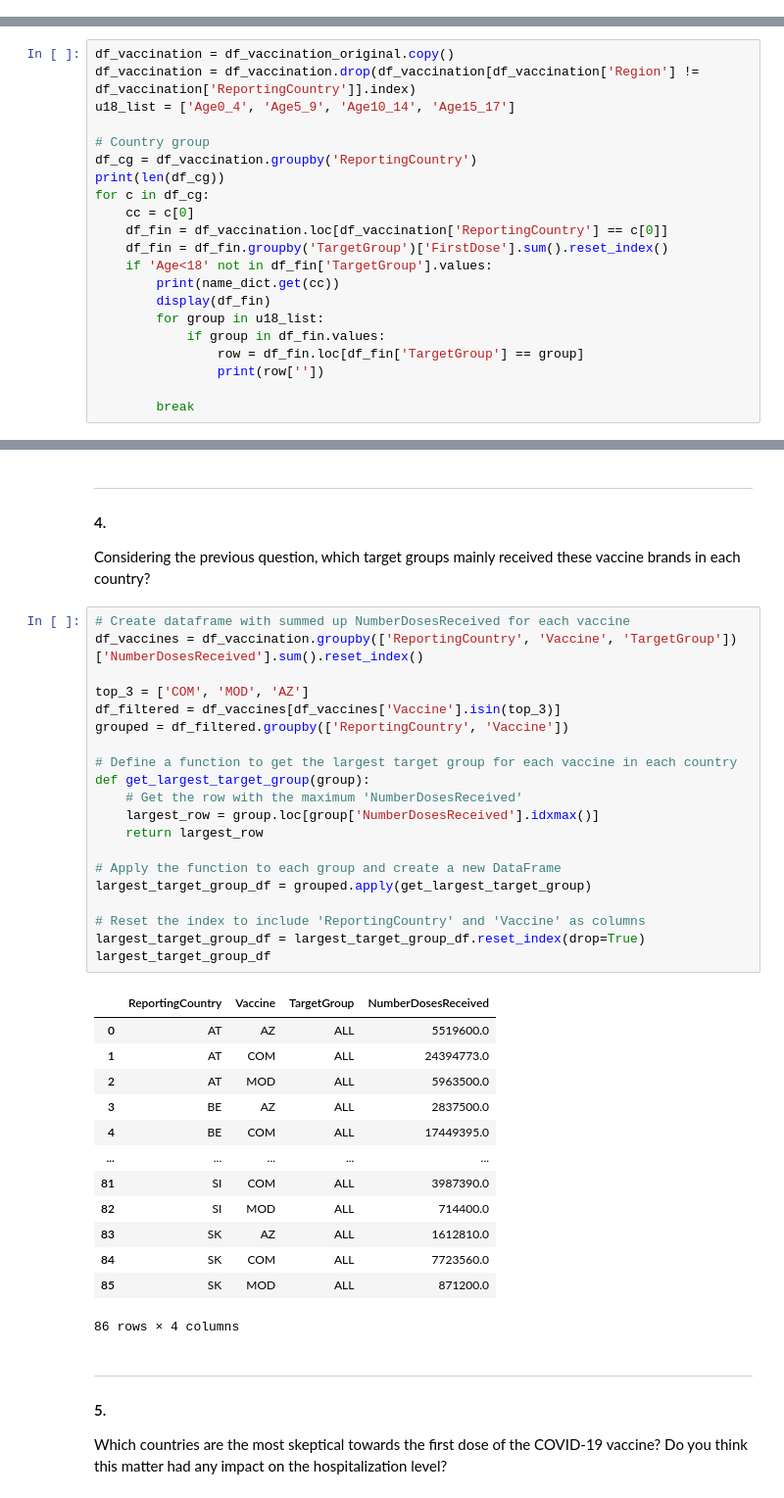
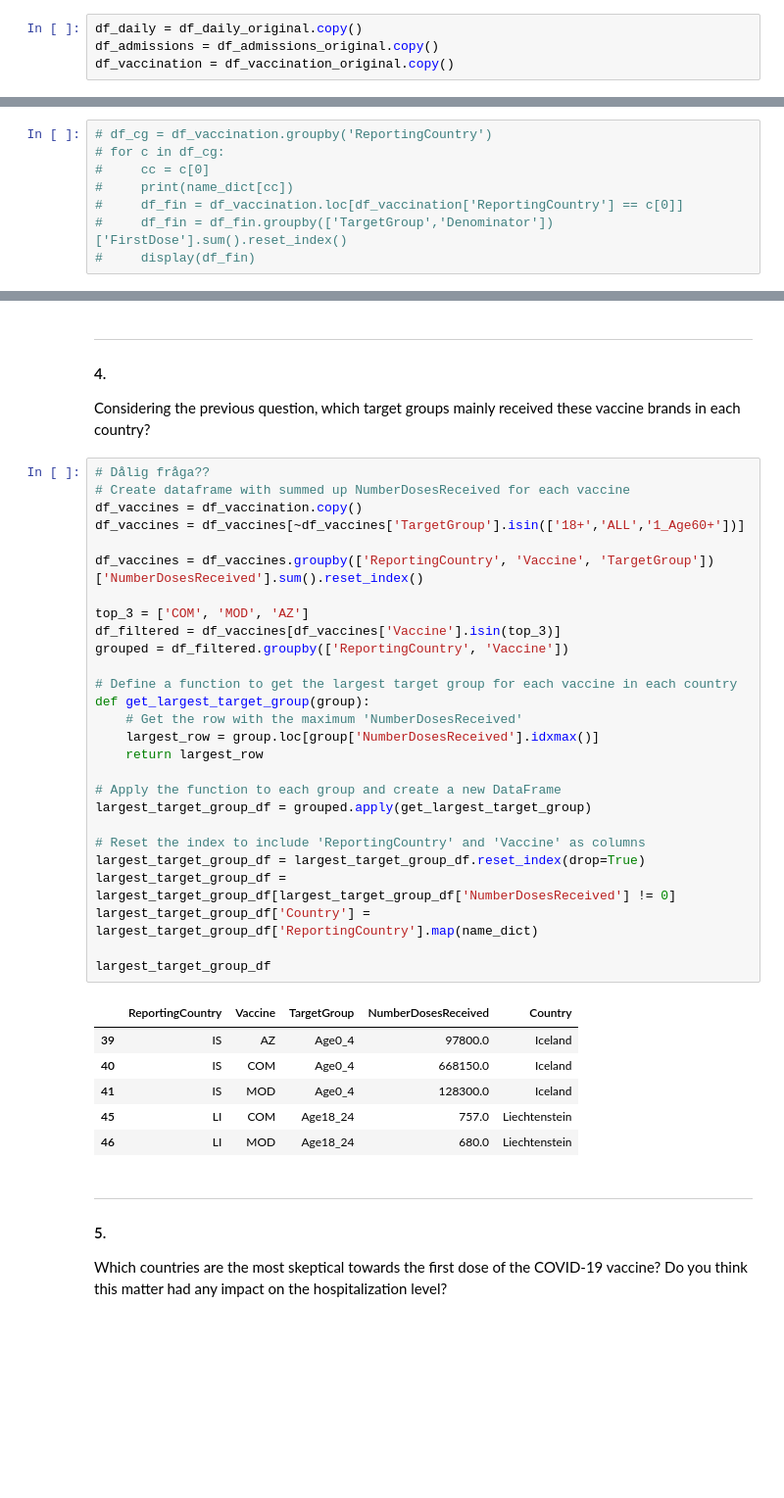
Before and after one commit to Globose/dv1597, a Jupyter notebook: a2/book.ipynb, the cells around one changed output, grey strips where cells are left out. Shown at 98% size. Drawn from its saved outputs; the diff is of its cells as text; blank space fills up the shorter version.

```diff
--- a/a2/book.ipynb
+++ b/a2/book.ipynb
@@ -131,3 +131,7 @@ print(name_dict)
 {'AT': 'Austria', 'BE': 'Belgium', 'BG': 'Bulgaria', 'HR': 'Croatia', 'CY': 'Cyprus', 'CZ': 'Czechia', 'DK': 'Denmark', 'EE': 'Estonia', 'FI': 'Finland', 'FR': 'France', 'DE': 'Germany', 'EL': 'Greece ...
 # %% [markdown]
 1. Covid daily cases
+# %%
+df_daily = df_daily_original.copy()
+df_admissions = df_admissions_original.copy()
+df_vaccination = df_vaccination_original.copy()
@@ -134,21 +223,8 @@ print(name_dict)
 # %%
-df_vaccination = df_vaccination_original.copy()
-df_vaccination = df_vaccination.drop(df_vaccination[df_vaccination['Region'] != df_vaccination['ReportingCountry']].index)
-u18_list = ['Age0_4', 'Age5_9', 'Age10_14', 'Age15_17']
-
-# Country group
-df_cg = df_vaccination.groupby('ReportingCountry')
-print(len(df_cg))
-for c in df_cg:
-    cc = c[0]
-    df_fin = df_vaccination.loc[df_vaccination['ReportingCountry'] == c[0]]
-    df_fin = df_fin.groupby('TargetGroup')['FirstDose'].sum().reset_index()
-    if 'Age<18' not in df_fin['TargetGroup'].values:
-        print(name_dict.get(cc))
-        display(df_fin)
-        for group in u18_list:
-            if group in df_fin.values:
-                row = df_fin.loc[df_fin['TargetGroup'] == group]
-                print(row[''])
-
-        break
+# df_cg = df_vaccination.groupby('ReportingCountry')
+# for c in df_cg:
+#     cc = c[0]
+#     print(name_dict[cc])
+#     df_fin = df_vaccination.loc[df_vaccination['ReportingCountry'] == c[0]]
+#     df_fin = df_fin.groupby(['TargetGroup','Denominator'])['FirstDose'].sum().reset_index()
+#     display(df_fin)
@@ -334,39 +381,39 @@ grouped_top_3
 #### 4.
 Considering the previous question, which target groups mainly received these vaccine brands in each country?
 # %%
+# Dålig fråga??
 # Create dataframe with summed up NumberDosesReceived for each vaccine
-df_vaccines = df_vaccination.groupby(['ReportingCountry', 'Vaccine', 'TargetGroup'])['NumberDosesReceived'].sum().reset_index()
+df_vaccines = df_vaccination.copy()
+df_vaccines = df_vaccines[~df_vaccines['TargetGroup'].isin(['18+','ALL','1_Age60+'])]
+
+df_vaccines = df_vaccines.groupby(['ReportingCountry', 'Vaccine', 'TargetGroup'])['NumberDosesReceived'].sum().reset_index()
 
 top_3 = ['COM', 'MOD', 'AZ']
 df_filtered = df_vaccines[df_vaccines['Vaccine'].isin(top_3)]
 grouped = df_filtered.groupby(['ReportingCountry', 'Vaccine'])
 
 # Define a function to get the largest target group for each vaccine in each country
 def get_largest_target_group(group):
     # Get the row with the maximum 'NumberDosesReceived'
     largest_row = group.loc[group['NumberDosesReceived'].idxmax()]
     return largest_row
 
 # Apply the function to each group and create a new DataFrame
 largest_target_group_df = grouped.apply(get_largest_target_group)
 
 # Reset the index to include 'ReportingCountry' and 'Vaccine' as columns
 largest_target_group_df = largest_target_group_df.reset_index(drop=True)
+largest_target_group_df = largest_target_group_df[largest_target_group_df['NumberDosesReceived'] != 0]
+largest_target_group_df['Country'] = largest_target_group_df['ReportingCountry'].map(name_dict)
+
 largest_target_group_df
 # %% [output]
-|  | ReportingCountry | Vaccine | TargetGroup | NumberDosesReceived |
-| 0 | AT | AZ | ALL | 5519600.0 |
-| 1 | AT | COM | ALL | 24394773.0 |
-| 2 | AT | MOD | ALL | 5963500.0 |
-| 3 | BE | AZ | ALL | 2837500.0 |
-| 4 | BE | COM | ALL | 17449395.0 |
-| ... | ... | ... | ... | ... |
-| 81 | SI | COM | ALL | 3987390.0 |
-| 82 | SI | MOD | ALL | 714400.0 |
-| 83 | SK | AZ | ALL | 1612810.0 |
-| 84 | SK | COM | ALL | 7723560.0 |
-| 85 | SK | MOD | ALL | 871200.0 |
+|  | ReportingCountry | Vaccine | TargetGroup | NumberDosesReceived | Country |
+| 39 | IS | AZ | Age0_4 | 97800.0 | Iceland |
+| 40 | IS | COM | Age0_4 | 668150.0 | Iceland |
+| 41 | IS | MOD | Age0_4 | 128300.0 | Iceland |
+| 45 | LI | COM | Age18_24 | 757.0 | Liechtenstein |
+| 46 | LI | MOD | Age18_24 | 680.0 | Liechtenstein |
-86 rows × 4 columns
 # %% [markdown]
 ***
 #### 5.
```
Also changed, not shown: parts of 12 cells of this notebook.
